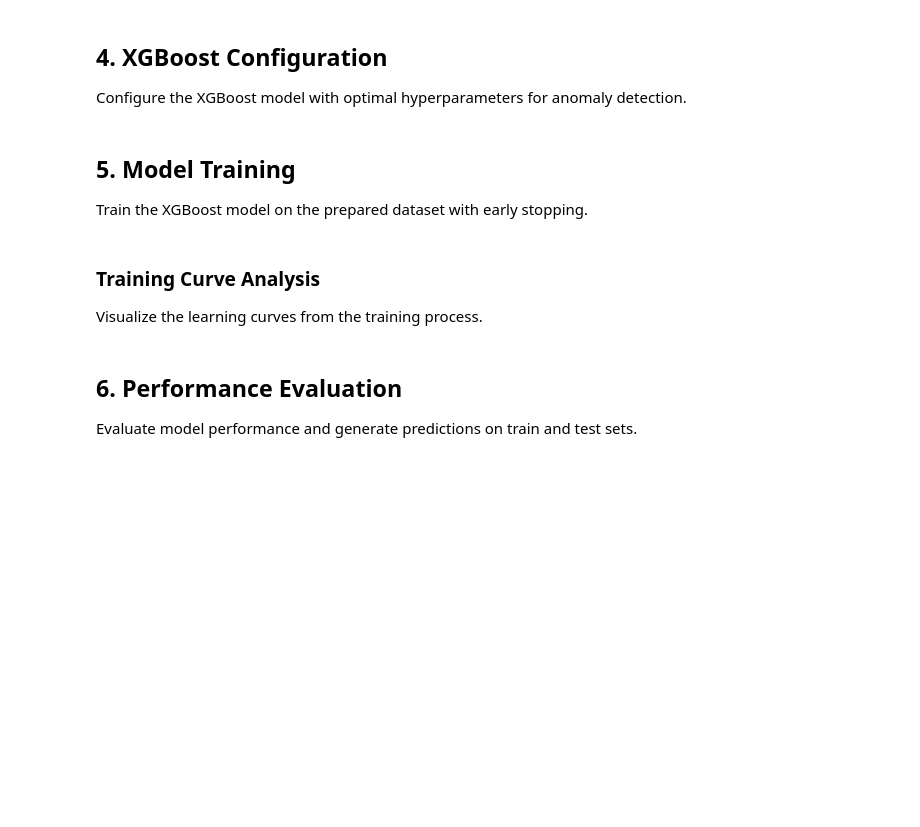
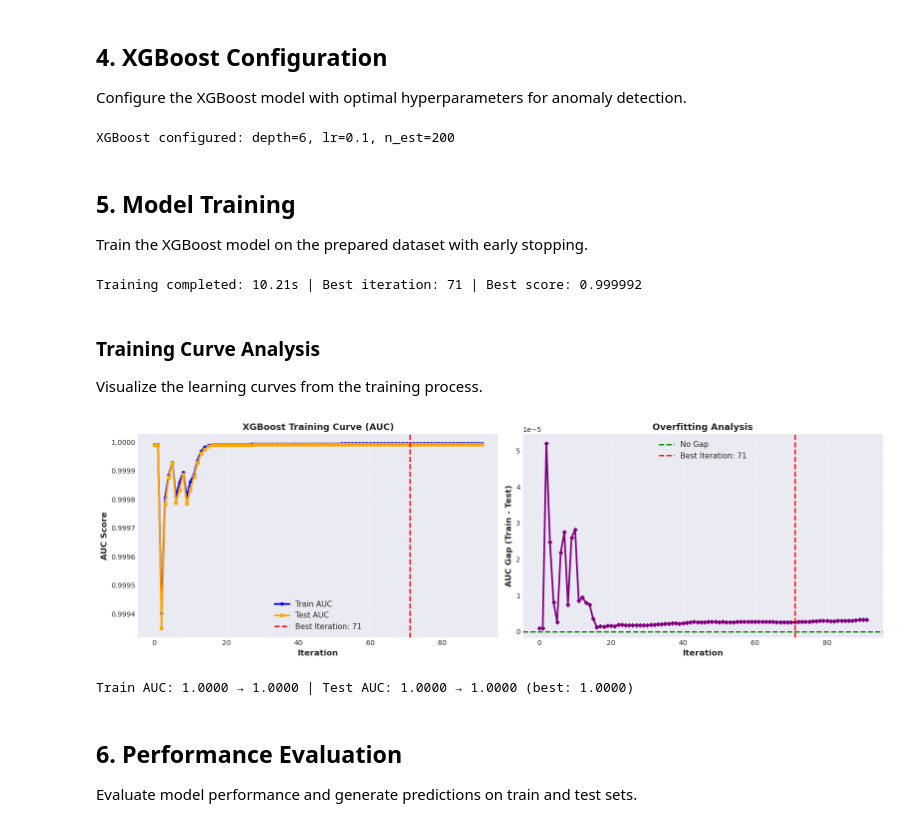
Before and after one commit to swapnilprakashpatil/aai540_3proj, a Jupyter notebook: notebooks/04.3_XGBoost_model.ipynb, the cells around one changed output. Cells and saved outputs as stored; diff of their text form; code cells hidden in the pictures; blank space fills up the shorter version.

Commit message:
model changes

```diff
--- a/notebooks/04.3_XGBoost_model.ipynb
+++ b/notebooks/04.3_XGBoost_model.ipynb
@@ -168,12 +186,15 @@ xgb_params = {
     'reg_alpha': 0.1,
     'reg_lambda': 1.0,
     'scale_pos_weight': scale_pos_weight,
+    'early_stopping_rounds': 20,
     'random_state': 42,
     'n_jobs': -1,
     'verbosity': 0
 }
 
 print(f"XGBoost configured: depth={xgb_params['max_depth']}, lr={xgb_params['learning_rate']}, n_est={xgb_params['n_estimators']}")
+# %% [output]
+XGBoost configured: depth=6, lr=0.1, n_est=200
 # %% [markdown]
 ## 5. Model Training
 
@@ -184,16 +205,23 @@ xgb_model = xgb.XGBClassifier(**xgb_params)
 
 start_time = time.time()
 
-# Fit the model with evaluation set for early stopping
+# Fit the model with evaluation set
 xgb_model.fit(
     X_train, y_train,
     eval_set=[(X_train, y_train), (X_test, y_test)],
-    early_stopping_rounds=20,
     verbose=False
 )
 
 training_time = time.time() - start_time
-print(f"Training completed: {training_time:.2f}s | Best iteration: {xgb_model.best_iteration} | Best score: {xgb_model.best_score:.6f}")
+
+# Check if early stopping was used (safely)
+try:
+    best_iter = xgb_model.best_iteration
+    print(f"Training completed: {training_time:.2f}s | Best iteration: {best_iter} | Best score: {xgb_model.best_score:.6f}")
+except AttributeError:
+    print(f"Training completed: {training_time:.2f}s | Iterations: {xgb_params['n_estimators']}")
+# %% [output]
+Training completed: 10.21s | Best iteration: 71 | Best score: 0.999992
 # %% [markdown]
 ### Training Curve Analysis
 
@@ -201,19 +229,28 @@ Visualize the learning curves from the training process.
 # %%
 # Extract evaluation results
 results = xgb_model.evals_result()
 
+# Get best iteration if available (safely)
+try:
+    best_iter = xgb_model.best_iteration
+except AttributeError:
+    best_iter = None
+
 # Plot training curves using ModelVisualizer
 fig = model_viz.plot_xgboost_training_curves(
     results=results,
-    best_iteration=xgb_model.best_iteration
+    best_iteration=best_iter
 )
 plt.show()
 
 # Print summary
 train_auc = results['validation_0']['auc']
 test_auc = results['validation_1']['auc']
 
 print(f"Train AUC: {train_auc[0]:.4f} → {train_auc[-1]:.4f} | Test AUC: {test_auc[0]:.4f} → {test_auc[-1]:.4f} (best: {max(test_auc):.4f})")
+# %% [output]
+[figure, added]
+Train AUC: 1.0000 → 1.0000 | Test AUC: 1.0000 → 1.0000 (best: 1.0000)
 # %% [markdown]
 ## 6. Performance Evaluation
 
```
Also changed, not shown: parts of 16 cells of this notebook, 4 other files.
